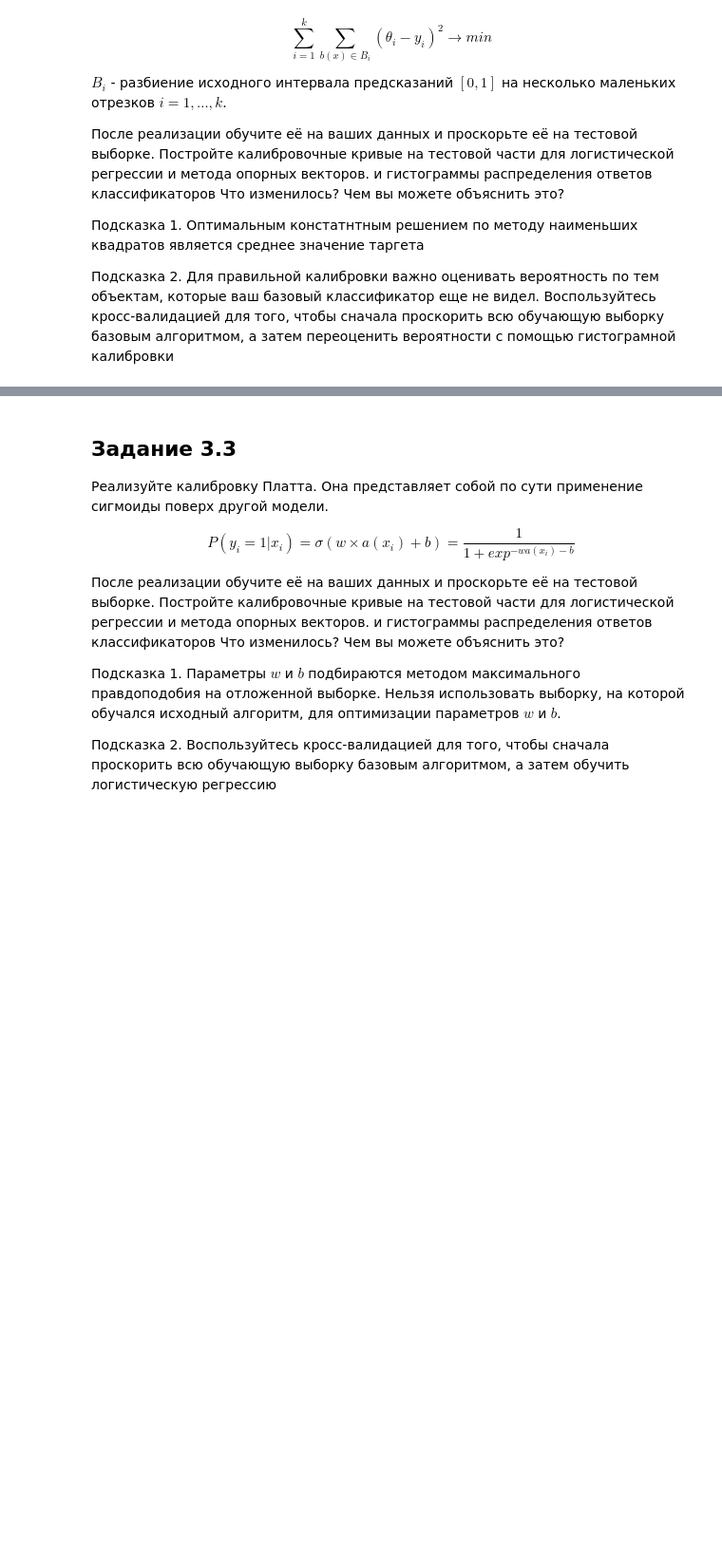
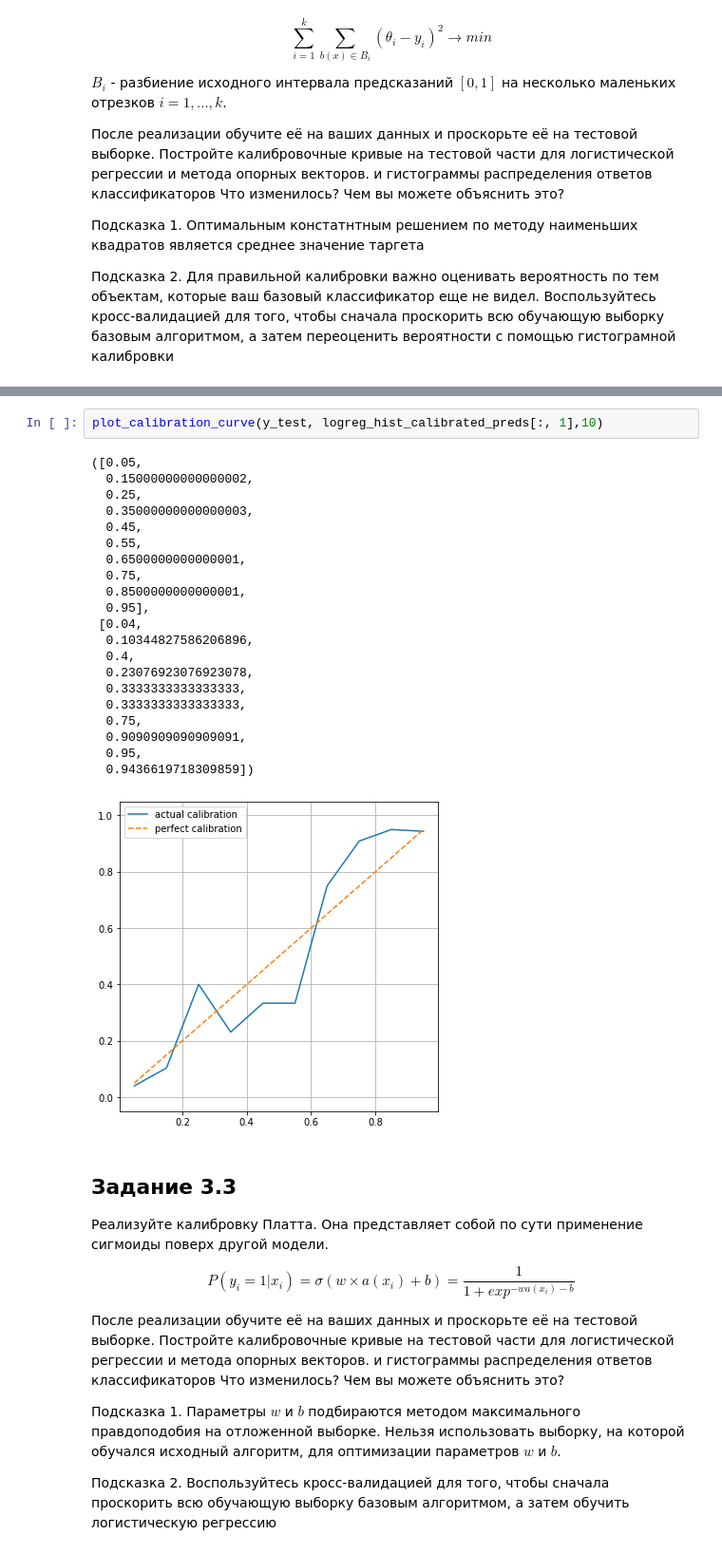
Before and after one commit to daniildiveev/ml-course-shad, a Jupyter notebook: 3rd_homework/svm homework.ipynb, the cells around one changed output, grey strips where cells are left out. Shown at 95% size. Cells and saved outputs as stored; diff of their text form; blank space fills up the shorter version.

```diff
--- a/3rd_homework/svm homework.ipynb
+++ b/3rd_homework/svm homework.ipynb
@@ -347,3 +487,27 @@ $B_i$ - разбиение исходного интервала предска
+# %%
+plot_calibration_curve(y_test, logreg_hist_calibrated_preds[:, 1],10)
+# %% [output]
+([0.05,
+  0.15000000000000002,
+  0.25,
+  0.35000000000000003,
+  0.45,
+  0.55,
+  0.6500000000000001,
+  0.75,
+  0.8500000000000001,
+  0.95],
+ [0.04,
+  0.10344827586206896,
+  0.4,
+  0.23076923076923078,
+  0.3333333333333333,
+  0.3333333333333333,
+  0.75,
+  0.9090909090909091,
+  0.95,
+  0.9436619718309859])
+[figure, added]
 # %% [markdown]
 ## Задание 3.3
 
```
Also changed, not shown: parts of 34 cells of this notebook.
